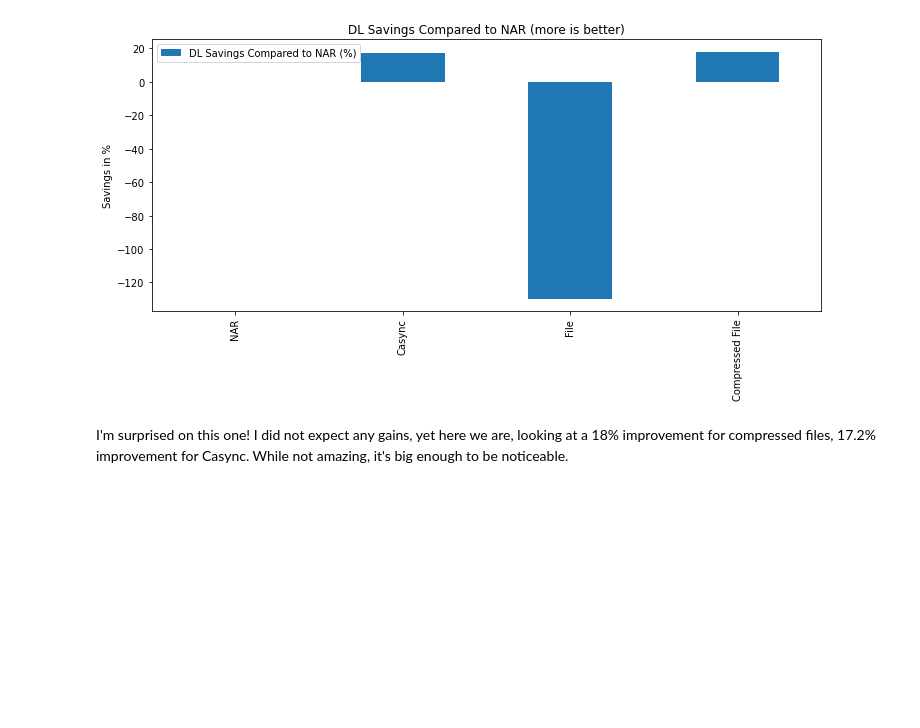
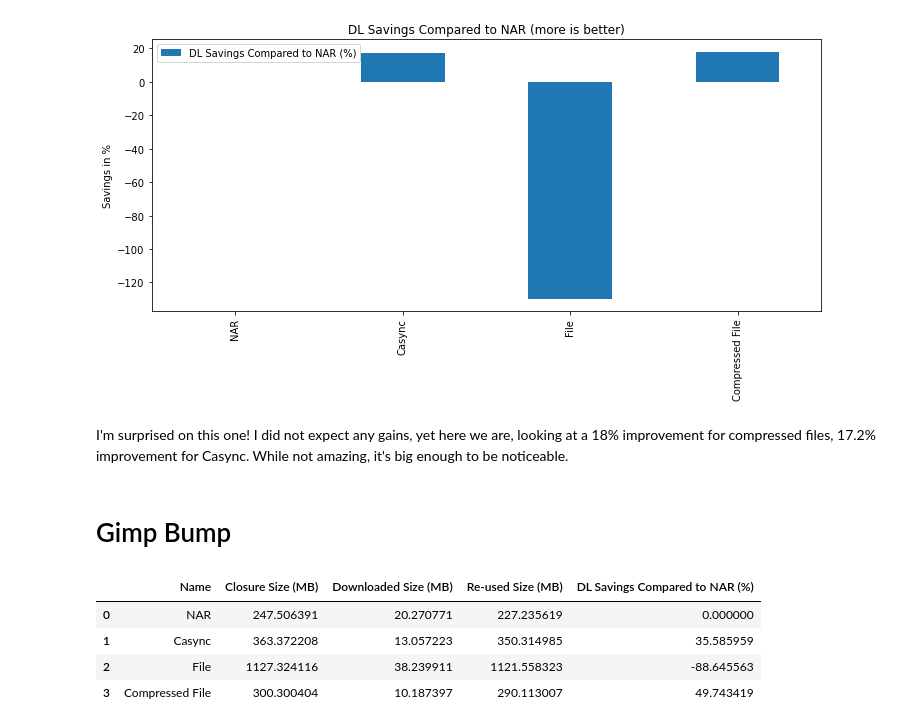
Before and after one commit to picnoir/nix-guix-substitution-benchmark, a Jupyter notebook: analysis-notebook/Analysis.ipynb, the cells around one changed output. Cells and saved outputs as stored; diff of their text form; code cells hidden in the pictures; blank space fills up the shorter version.

Commit message:
Add emacs, openmpi & gimp single DRV bench

```diff
--- a/analysis-notebook/Analysis.ipynb
+++ b/analysis-notebook/Analysis.ipynb
@@ -49,7 +49,19 @@ b = {
     "firefoxBump": {
         "before": importBenchmarkCSVs(f"{results_dir}/before-firefox-bump"),
         "after": importBenchmarkCSVs(f"{results_dir}/after-firefox-bump")
-    }
+    },
+    "gimpBump": {
+        "before": importBenchmarkCSVs(f"{results_dir}/before-gimp-bump"),
+        "after": importBenchmarkCSVs(f"{results_dir}/after-gimp-bump")
+    },
+    "emacsBump": {
+        "before": importBenchmarkCSVs(f"{results_dir}/before-emacs-bump"),
+        "after": importBenchmarkCSVs(f"{results_dir}/after-emacs-bump")
+    },
+    "openmpiBump": {
+        "before": importBenchmarkCSVs(f"{results_dir}/before-openmpi-bump"),
+        "after": importBenchmarkCSVs(f"{results_dir}/after-openmpi-bump")
+    },
 }
 # %% [markdown]
 # Methodology
@@ -283,3 +215,14 @@ _ = channel_jump_results.plot.bar(figsize=(12,5), x="Name",y="DL Savings Compare
 [figure]
 # %% [markdown]
 I'm surprised on this one! I did not expect any gains, yet here we are, looking at a 18% improvement for compressed files, 17.2% improvement for Casync. While not amazing, it's big enough to be noticeable.
+# %% [markdown]
+# Gimp Bump
+# %%
+gimp_bump_results = analyse_benchmark_results(b["gimpBump"])
+gimp_bump_results
+# %% [output]
+|  | Name | Closure Size (MB) | Downloaded Size (MB) | Re-used Size (MB) | DL Savings Compared to NAR (%) |
+| 0 | NAR | 247.506391 | 20.270771 | 227.235619 | 0.000000 |
+| 1 | Casync | 363.372208 | 13.057223 | 350.314985 | 35.585959 |
+| 2 | File | 1127.324116 | 38.239911 | 1121.558323 | -88.645563 |
+| 3 | Compressed File | 300.300404 | 10.187397 | 290.113007 | 49.743419 |
```
Also changed, not shown: parts of 35 cells of this notebook, 26 other files.
